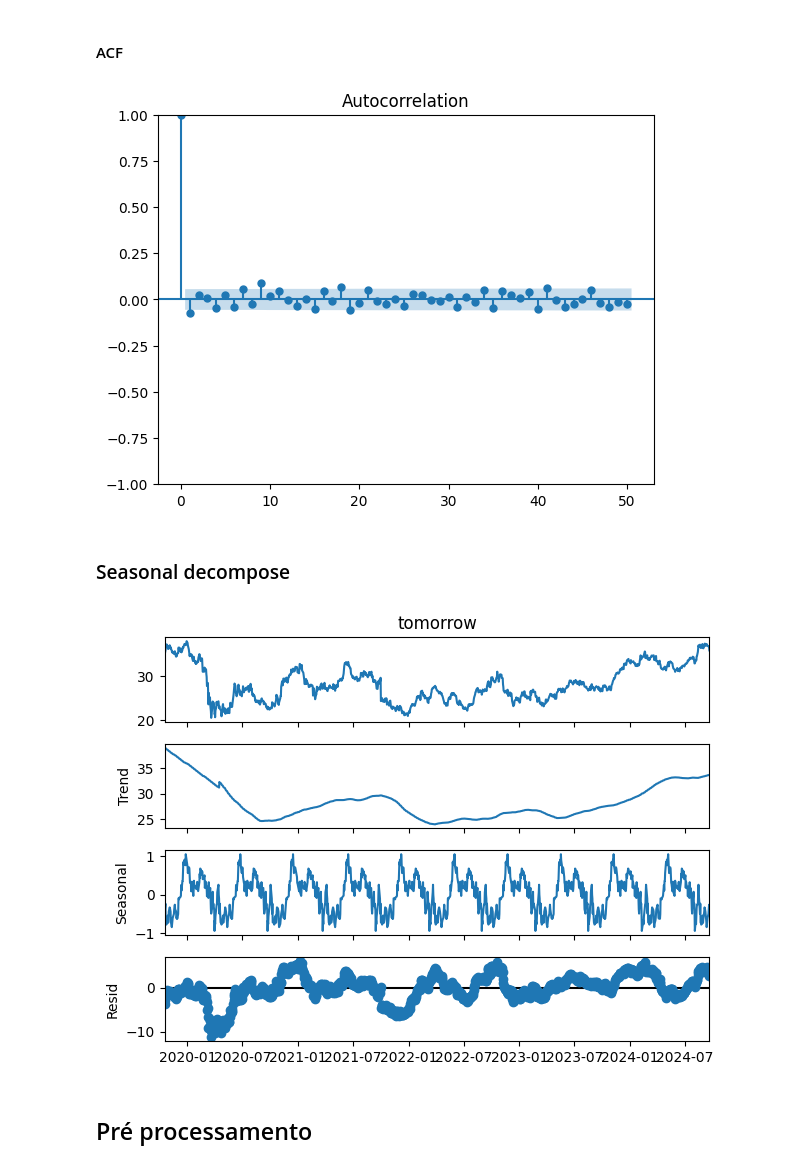
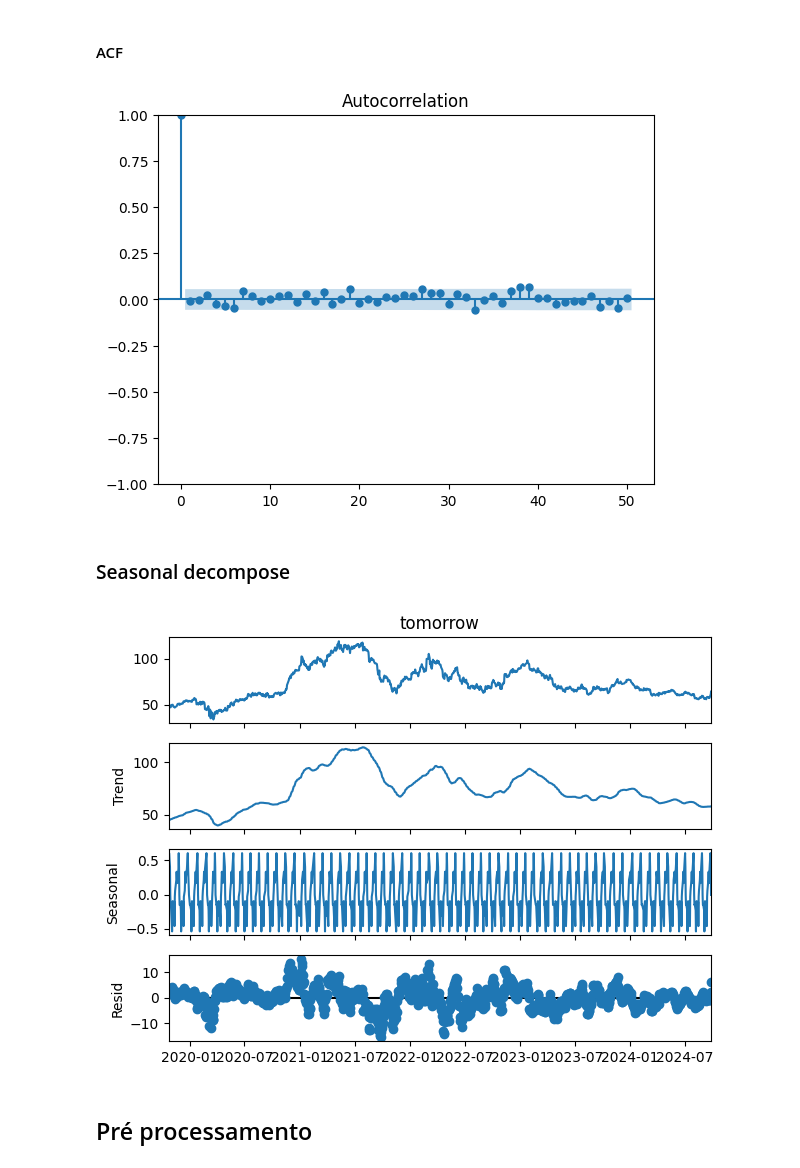
Before and after one commit to tcc-previsao-energia/ml-models, a Jupyter notebook: tcc/tendencia-lucas.ipynb, the cells around one changed output. Saved outputs shown, nothing was run; the diff lists cells and outputs as text; code cells hidden in the pictures.

```diff
--- a/tcc/tendencia-lucas.ipynb
+++ b/tcc/tendencia-lucas.ipynb
@@ -24,9 +25,9 @@ from keras import Sequential
 # %% [markdown]
 ### Parâmetros
 # %%
-EMPRESA = 'ITUB4.SA'
-SEED = 1
-qtdTreino = .8
+EMPRESA = 'VALE3.SA'
+SEED = 42
+qtdTreino = .9
 
 # features = ['Close', 'prev-day-1', 'prev-day-2', 'prev-day-3', 'mm_5', 'mm_21', 'Close_diff']
 features = ['Close','Close_diff', 'mm_5', 'mm_21']
@@ -34,7 +35,7 @@ features_trend = ['Close','tomorrow']
 target = 'tomorrow'
 
 n_past = 15
-days_to_predict = 10
+days_to_predict = 14
 # n_features = len(features)
 
 np.random.seed(SEED)
@@ -110,18 +114,18 @@ dados.dropna(inplace=True)
 plot_acf(dados['Close_diff'], lags=50)
 plt.show()
 # %% [output]
-[figure, old version]
+[figure, new version]
 # %% [markdown]
 ### Seasonal decompose
 # %%
 if 'tomorrow' in features_trend:
-    season = decompor_sinal(dados['tomorrow'], period=120 )
+    season = decompor_sinal(dados['tomorrow'], period=20 )
     tendencia = season.trend
 
     season.plot()
     plt.show()
 # %% [output]
-[figure, old version]
+[figure, new version]
 # %% [markdown]
 ## Pré processamento
 # %%
```
Also changed, not shown: parts of 15 cells of this notebook.
